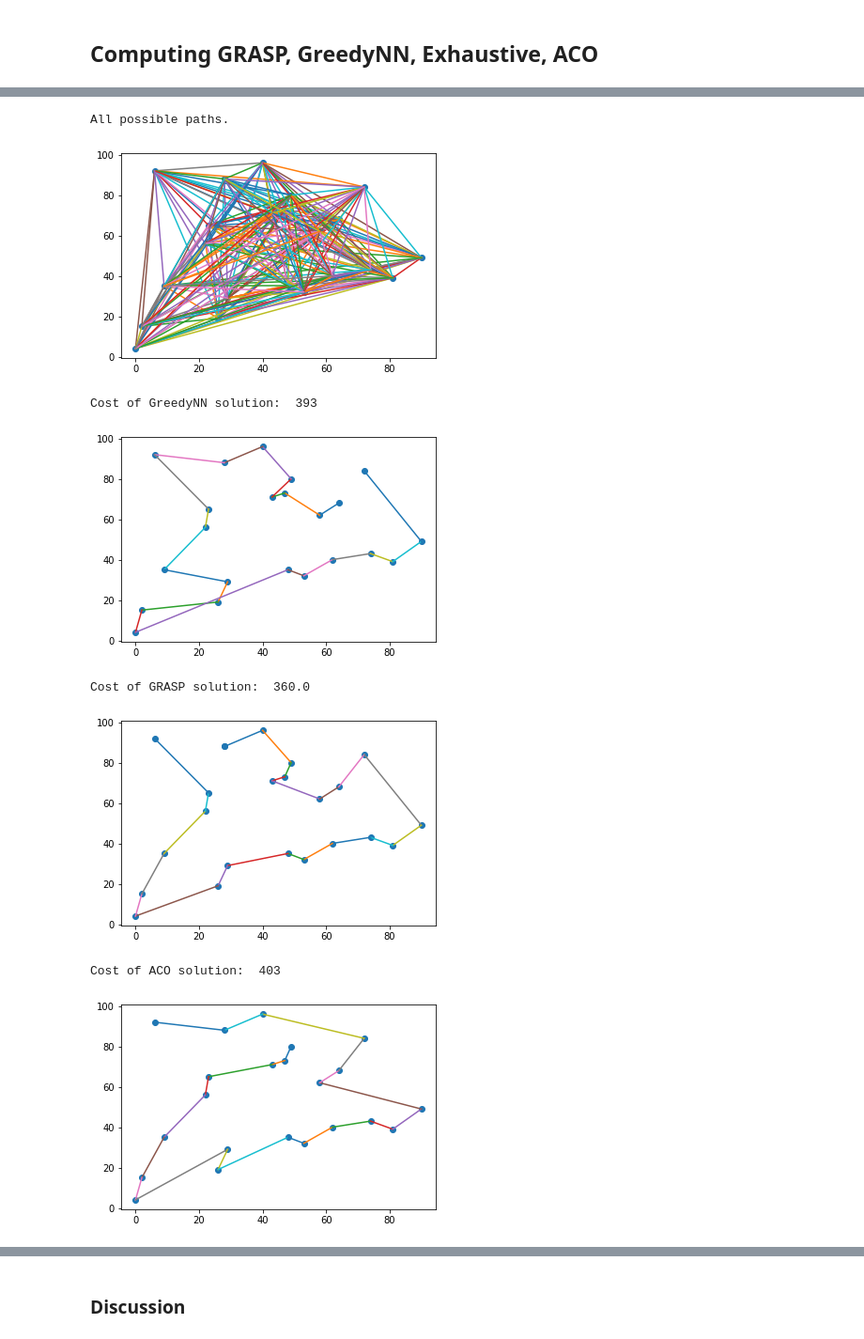
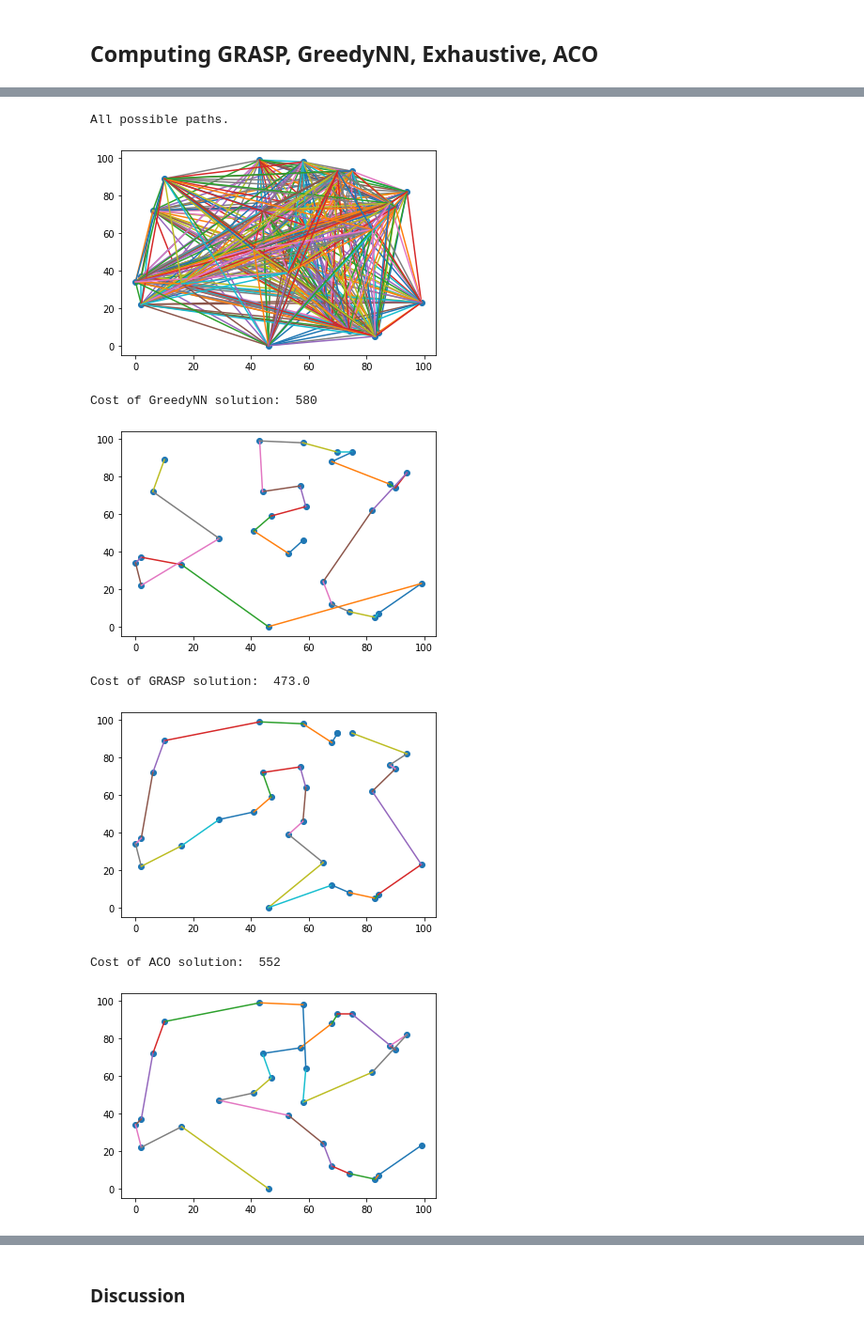
Before and after one commit to sareenv/Travelling-Sales-Man, a Jupyter notebook: final_notebook.ipynb, the cells around one changed output, grey strips where cells are left out. Shown at 94% size. Drawn from its saved outputs; the diff is of its cells as text; code cells hidden in the pictures.

Commit message:
Final experiments, averaged 30 times

```diff
--- a/final_notebook.ipynb
+++ b/final_notebook.ipynb
@@ -397,10 +407,10 @@ import pants
 # %% [markdown]
 ## Dataset Creation
 # %%
-max_size = 200
+max_size = 201
 graphList = []; pointsList = []
 for i in range(2, max_size): # Create 200 graphs of sizes [2,max_size]
-    for j in range(3): # do it 10 times each
+    for j in range(30): # do it 300 times each
         points, graph = random_euclidean_graph(i)
         graphList.append(graph)
         pointsList.append(points)
@@ -456,10 +466,10 @@ for solution, graph in zip(pyc_sols, graphList):
 ## Computing GRASP, GreedyNN, Exhaustive, ACO
 # %%
 # Solve all other algorithms
-sol4, cost4, time4 = get_aco_solutions_costs_times(pointsList, graphList, maxTime=8)
-sol1, cost1, time1 = get_solutions_grasp(greedy_randomized_adaptive_search_procedure, npGraphList, maxTime=8)
+sol4, cost4, time4 = get_aco_solutions_costs_times(pointsList, graphList, maxTime=10)
+sol1, cost1, time1 = get_solutions_grasp(greedy_randomized_adaptive_search_procedure, npGraphList, maxTime=10)
 sol2, cost2, time2 = get_solutions_costs_times(greedy_nearest_neighbours, graphList)
-sol3, cost3, time3 = get_solutions_costs_times(exhaustive_search, graphList, maxTime=8)
+sol3, cost3, time3 = get_solutions_costs_times(exhaustive_search, graphList, maxTime=10)
 # %%
 # Average results
 filter_cost_tsp, filter_time_tsp = filter_costs_times(sol1, cost1, time1)
@@ -472,22 +482,23 @@ filter_cost_aco, filter_time_aco = filter_costs_times(sol4, cost4, time4)
 # %%
-n = 60 #Position you want to see solution at
+n = 28*30 #Position you want to see solution at
 
 print("All possible paths.")
 plotPoints(pointsList[n])
+
 print("Cost of GreedyNN solution: ", round(cost2[n]))
 plotSolution(sol2[n], pointsList[n])
 print("Cost of GRASP solution: ", round(cost1[n]))
 plotSolution(sol1[n], pointsList[n])
 print("Cost of ACO solution: ", round(cost4[n]))
 plotSolution(sol4[n], pointsList[n])
 print("Cost of PyConcorde solution: ", round(pyc_costs[n]))
 plotSolution(pyc_sols[n], pointsList[n])
 # %% [output]
 All possible paths.
-[figure, old version]
+[figure, new version]
-Cost of GreedyNN solution:  393
+Cost of GreedyNN solution:  580
-[figure, old version]
+[figure, new version]
-Cost of GRASP solution:  360.0
+Cost of GRASP solution:  473.0
-[figure, old version]
+[figure, new version]
-Cost of ACO solution:  403
+Cost of ACO solution:  552
-[figure, old version]
+[figure, new version]
```
Also changed, not shown: parts of 11 cells of this notebook.
